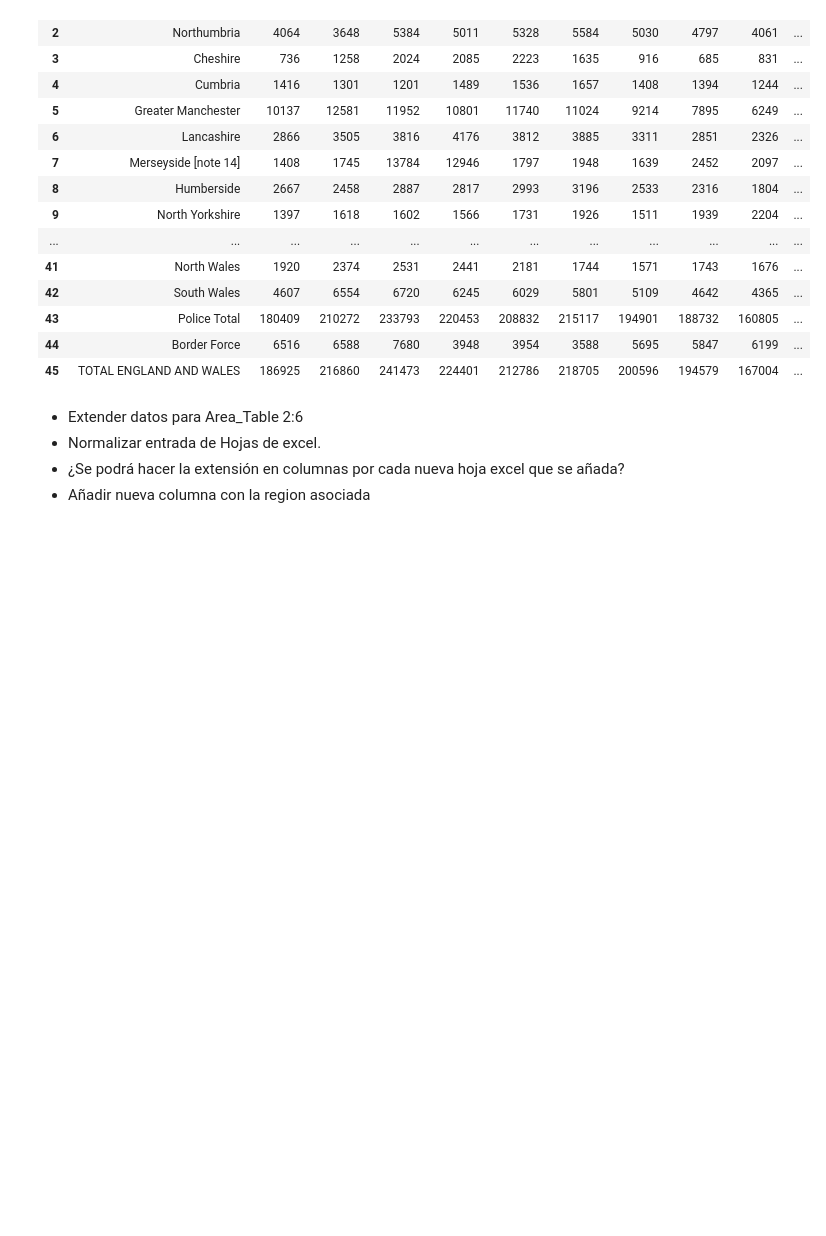
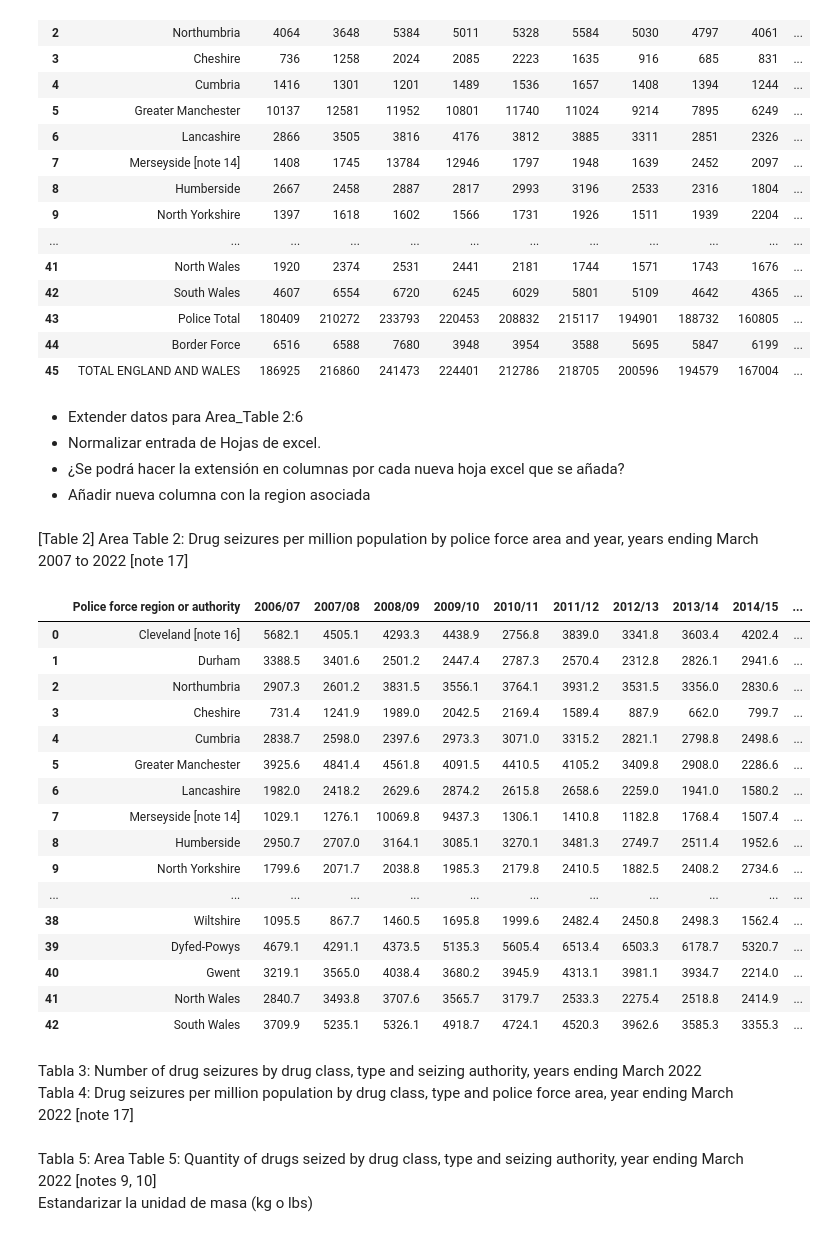
Before and after one commit to GonzaloLopezS/TFM_AFI_2025, a Jupyter notebook: AAA_code/drug-seizure_EDA.ipynb, the cells around one changed output. Drawn from its saved outputs; the diff is of its cells as text; code cells hidden in the pictures; blank space fills up the shorter version.

```diff
--- a/AAA_code/drug-seizure_EDA.ipynb
+++ b/AAA_code/drug-seizure_EDA.ipynb
@@ -223,3 +225,40 @@ uk_drug_seizure_df
  - Normalizar entrada de Hojas de excel.
  - ¿Se podrá hacer la extensión en columnas por cada nueva hoja excel que se añada?
  - Añadir nueva columna con la region asociada
+# %% [markdown]
+[Table 2] Area Table 2: Drug seizures per million population by police force area and year, years ending March 2007 to 2022 [note 17]
+# %%
+ficheros_uk = '../home_uk/seizures-drugs-mar2022-tables-310322.xls'
+uk_drug_seizure_ppm_df = pd.read_excel(ficheros_uk,
+                                   sheet_name ='Area_Table_2',
+                                   header=2,
+                                   usecols="A:Q",
+                                   skiprows=[6,12,17,23,28,35,38,44,50,51,56,57],
+                                   engine='xlrd'
+                                   )
+# %%
+uk_drug_seizure_ppm_df
+# %% [output]
+|  | Police force region or authority | 2006/07 | 2007/08 | 2008/09 | 2009/10 | 2010/11 | 2011/12 | 2012/13 | 2013/14 | 2014/15 | ... |
+| 0 | Cleveland [note 16] | 5682.1 | 4505.1 | 4293.3 | 4438.9 | 2756.8 | 3839.0 | 3341.8 | 3603.4 | 4202.4 | ... |
+| 1 | Durham | 3388.5 | 3401.6 | 2501.2 | 2447.4 | 2787.3 | 2570.4 | 2312.8 | 2826.1 | 2941.6 | ... |
+| 2 | Northumbria | 2907.3 | 2601.2 | 3831.5 | 3556.1 | 3764.1 | 3931.2 | 3531.5 | 3356.0 | 2830.6 | ... |
+| 3 | Cheshire | 731.4 | 1241.9 | 1989.0 | 2042.5 | 2169.4 | 1589.4 | 887.9 | 662.0 | 799.7 | ... |
+| 4 | Cumbria | 2838.7 | 2598.0 | 2397.6 | 2973.3 | 3071.0 | 3315.2 | 2821.1 | 2798.8 | 2498.6 | ... |
+| 5 | Greater Manchester | 3925.6 | 4841.4 | 4561.8 | 4091.5 | 4410.5 | 4105.2 | 3409.8 | 2908.0 | 2286.6 | ... |
+| 6 | Lancashire | 1982.0 | 2418.2 | 2629.6 | 2874.2 | 2615.8 | 2658.6 | 2259.0 | 1941.0 | 1580.2 | ... |
+| 7 | Merseyside [note 14] | 1029.1 | 1276.1 | 10069.8 | 9437.3 | 1306.1 | 1410.8 | 1182.8 | 1768.4 | 1507.4 | ... |
+| 8 | Humberside | 2950.7 | 2707.0 | 3164.1 | 3085.1 | 3270.1 | 3481.3 | 2749.7 | 2511.4 | 1952.6 | ... |
+| 9 | North Yorkshire | 1799.6 | 2071.7 | 2038.8 | 1985.3 | 2179.8 | 2410.5 | 1882.5 | 2408.2 | 2734.6 | ... |
+| ... | ... | ... | ... | ... | ... | ... | ... | ... | ... | ... | ... |
+| 38 | Wiltshire | 1095.5 | 867.7 | 1460.5 | 1695.8 | 1999.6 | 2482.4 | 2450.8 | 2498.3 | 1562.4 | ... |
+| 39 | Dyfed-Powys | 4679.1 | 4291.1 | 4373.5 | 5135.3 | 5605.4 | 6513.4 | 6503.3 | 6178.7 | 5320.7 | ... |
+| 40 | Gwent | 3219.1 | 3565.0 | 4038.4 | 3680.2 | 3945.9 | 4313.1 | 3981.1 | 3934.7 | 2214.0 | ... |
+| 41 | North Wales | 2840.7 | 3493.8 | 3707.6 | 3565.7 | 3179.7 | 2533.3 | 2275.4 | 2518.8 | 2414.9 | ... |
+| 42 | South Wales | 3709.9 | 5235.1 | 5326.1 | 4918.7 | 4724.1 | 4520.3 | 3962.6 | 3585.3 | 3355.3 | ... |
+# %% [markdown]
+Tabla 3:  Number of drug seizures by drug class, type and seizing authority, years ending March 2022\
+Tabla 4:  Drug seizures per million population by drug class, type and police force area, year ending March 2022 [note 17]
+# %% [markdown]
+Tabla 5: Area Table 5: Quantity of drugs seized by drug class, type and seizing authority, year ending March 2022 [notes 9, 10]\
+Estandarizar la unidad de masa (kg o lbs)
```
Also changed, not shown: parts of 7 cells of this notebook, 14 other files.
